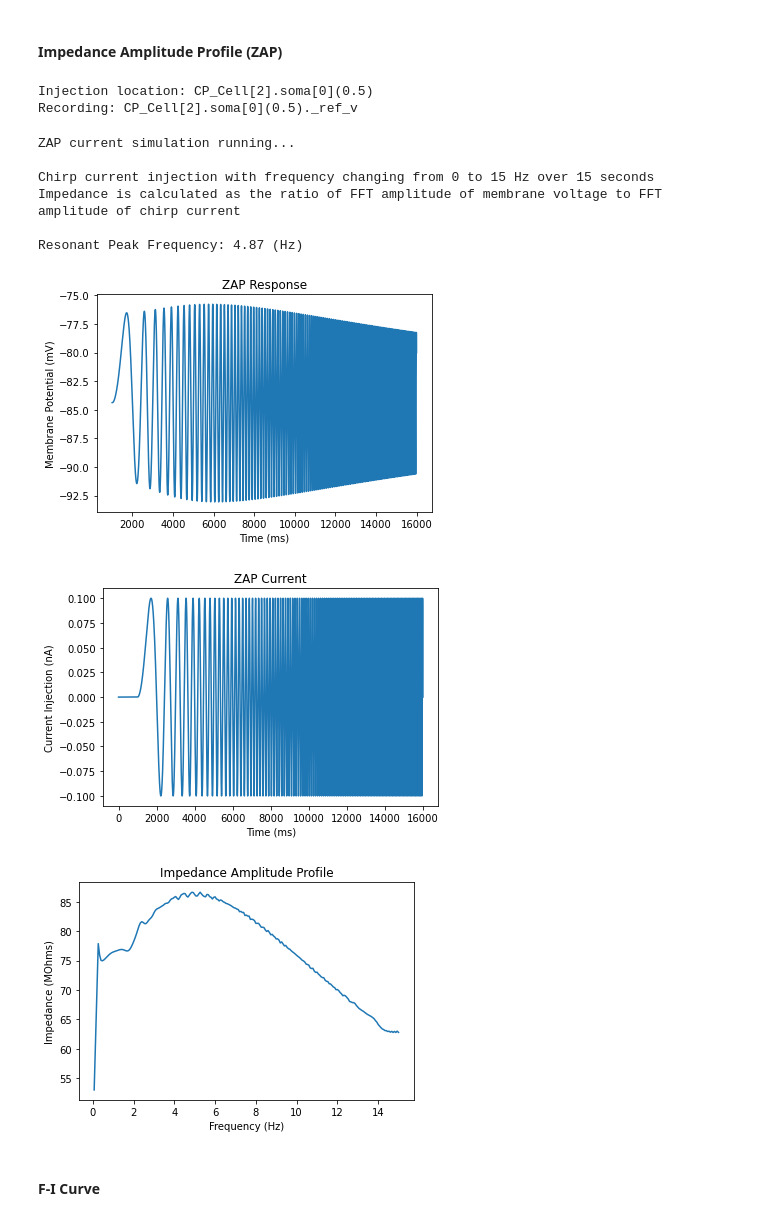
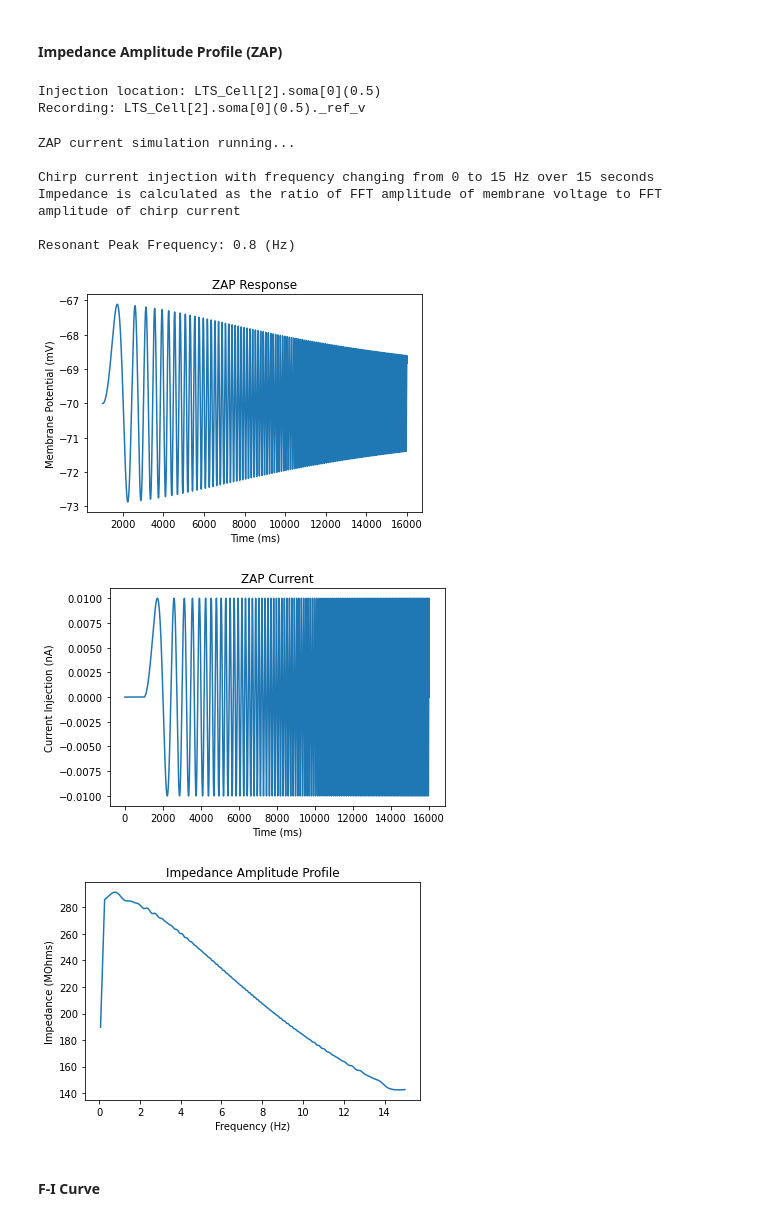
Before and after one commit to chenziao/M1-Cells, a Jupyter notebook: single_cell_tuning.ipynb, the cells around one changed output. Cells and saved outputs as stored; diff of their text form; code cells hidden in the pictures.

Commit message:
Add LTS cell. Update notebook for tuning

```diff
--- a/single_cell_tuning.ipynb
+++ b/single_cell_tuning.ipynb
@@ -81,5 +155,6 @@ Recording: CP_Cell[1].soma[0](0.5)._ref_v
 # %%
-X, Y = run_and_plot(sim2, title, xlabel, ylabel, plot_injection_only=True)
-plt.show()
+if proc is not None:
+    X, Y = run_and_plot(sim2, title, xlabel, ylabel, plot_injection_only=True)
+    plt.show()
 # %% [output]
 Current clamp simulation running...
@@ -87,40 +162,42 @@ Current clamp simulation running...
 # %% [markdown]
 #### Impedance Amplitude Profile (ZAP)
 # %%
-sim3 = ZAP(Cell, post_init_function=post_init_function,
-                  inj_amp=100., inj_delay=1000., inj_dur=15000., tstop=15500.,
-                  fstart=0., fend=15., chirp_type='linear')
-title = 'ZAP Response'
-xlabel = 'Time (ms)'
-ylabel = 'Membrane Potential (mV)'
+proc = settings['ZAP']
+if proc is not None:
+    h.celsius = proc['celsius']
+    sim3 = ZAP(Cell, **proc['kwargs'])
+    title = 'ZAP Response'
+    xlabel = 'Time (ms)'
+    ylabel = 'Membrane Potential (mV)'
 # %% [output]
-Injection location: CP_Cell[2].soma[0](0.5)
-Recording: CP_Cell[2].soma[0](0.5)._ref_v
+Injection location: LTS_Cell[2].soma[0](0.5)
+Recording: LTS_Cell[2].soma[0](0.5)._ref_v
 # %%
-X, Y = run_and_plot(sim3, title, xlabel, ylabel, plot_injection_only=True)
+if proc is not None:
+    X, Y = run_and_plot(sim3, title, xlabel, ylabel, plot_injection_only=True)
 
-plt.figure()
-plt.plot(X, sim3.zap_vec)
-plt.title('ZAP Current')
-plt.xlabel('Time (ms)')
-plt.ylabel('Current Injection (nA)')
+    plt.figure()
+    plt.plot(X, sim3.zap_vec)
+    plt.title('ZAP Current')
+    plt.xlabel('Time (ms)')
+    plt.ylabel('Current Injection (nA)')
 
-plt.figure()
-plt.plot(*sim3.get_impedance(smooth=9))
-plt.title('Impedance Amplitude Profile')
-plt.xlabel('Frequency (Hz)')
-plt.ylabel('Impedance (MOhms)')
-plt.show()
+    plt.figure()
+    plt.plot(*sim3.get_impedance(smooth=9))
+    plt.title('Impedance Amplitude Profile')
+    plt.xlabel('Frequency (Hz)')
+    plt.ylabel('Impedance (MOhms)')
+    plt.show()
 # %% [output]
 ZAP current simulation running...
 
 Chirp current injection with frequency changing from 0 to 15 Hz over 15 seconds
 Impedance is calculated as the ratio of FFT amplitude of membrane voltage to FFT amplitude of chirp current
 
-Resonant Peak Frequency: 4.87 (Hz)
+Resonant Peak Frequency: 0.8 (Hz)
-[figure, old version]
+[figure, new version]
-[figure, old version]
+[figure, new version]
-[figure, old version]
+[figure, new version]
 # %% [markdown]
 #### F-I Curve
 # %%
```
Also changed, not shown: parts of 8 cells of this notebook, 6 other files.
